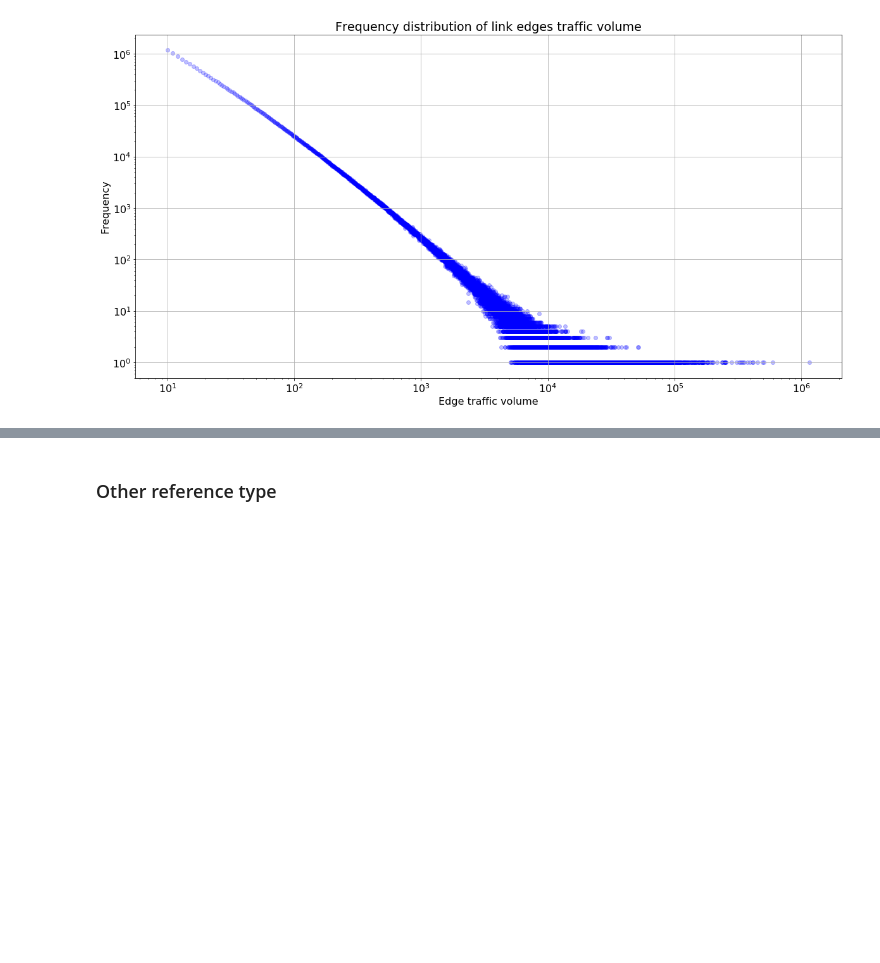
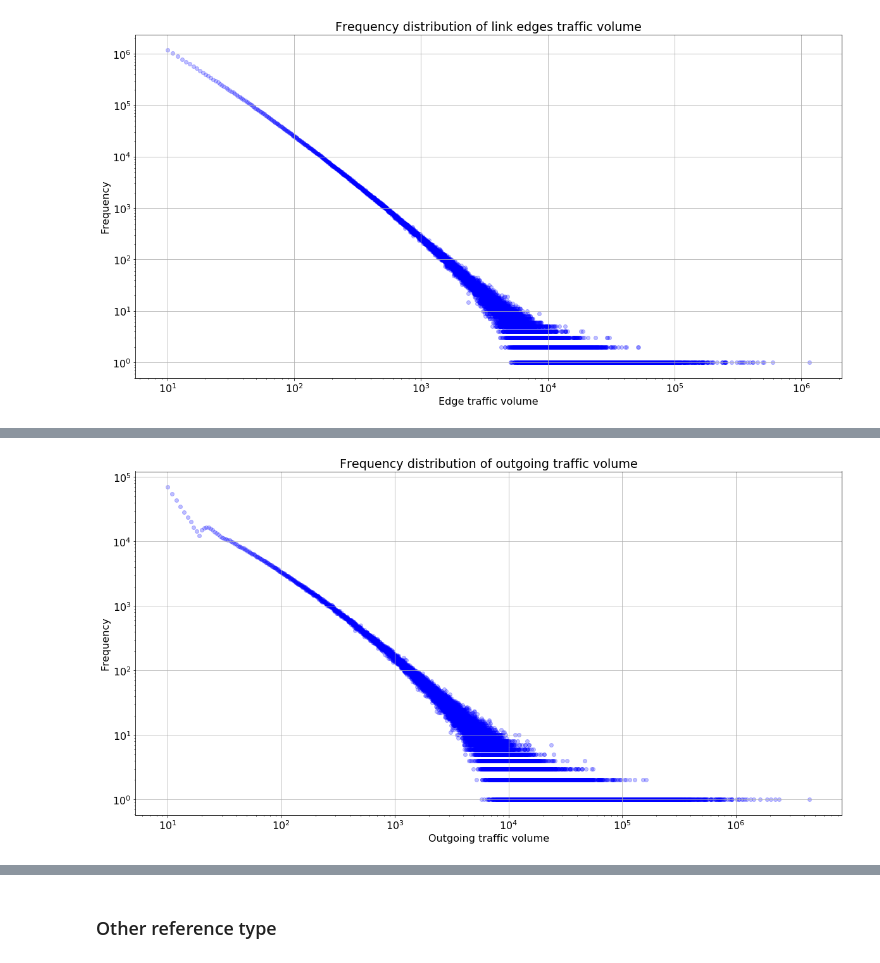
Before and after one commit to 33eyes/wiki-clickstream-graph, a Jupyter notebook: English_Wikipedia_EDA.ipynb, the cells around one changed output, grey strips where cells are left out. Saved outputs shown, nothing was run; the diff lists cells and outputs as text; code cells hidden in the pictures; blank space fills up the shorter version.

```diff
--- a/English_Wikipedia_EDA.ipynb
+++ b/English_Wikipedia_EDA.ipynb
@@ -445,0 +448,11 @@ plt.title("Frequency distribution of link edges traffic volume");
+# %%
+edges_count = link_edges.groupby("prev").n.count()
+edges_count.rename("edges_count", inplace=True)
+traffic_volume = link_edges.groupby("prev").n.sum()
+traffic_volume.rename("traffic_volume", inplace=True)
+
+start_nodes = pd.concat([edges_count, traffic_volume], axis=1)
+start_nodes["edges_count_pct"] = start_nodes["edges_count"] / start_nodes["edges_count"].sum()
+start_nodes["traffic_volume_pct"] = start_nodes["traffic_volume"] / start_nodes["traffic_volume"].sum()
+# %%
+start_nodes.sort_values("traffic_volume", ascending=False, inplace=True)
@@ -445,0 +494,15 @@ plt.title("Frequency distribution of link edges traffic volume");
+# %%
+start_nodes_traffic_freq = start_nodes.traffic_volume.value_counts()
+# %%
+my_alpha = 0.25
+plt.scatter(start_nodes_traffic_freq.index.values, start_nodes_traffic_freq.values, \
+            c="b", alpha=my_alpha)
+plt.xscale("log")
+plt.yscale("log")
+plt.xlabel('Outgoing traffic volume')
+plt.ylabel('Frequency')
+plt.grid(True)
+
+plt.title("Frequency distribution of outgoing traffic volume");
+# %% [output]
+[figure, added]
```
Also changed, not shown: parts of 14 cells of this notebook.
